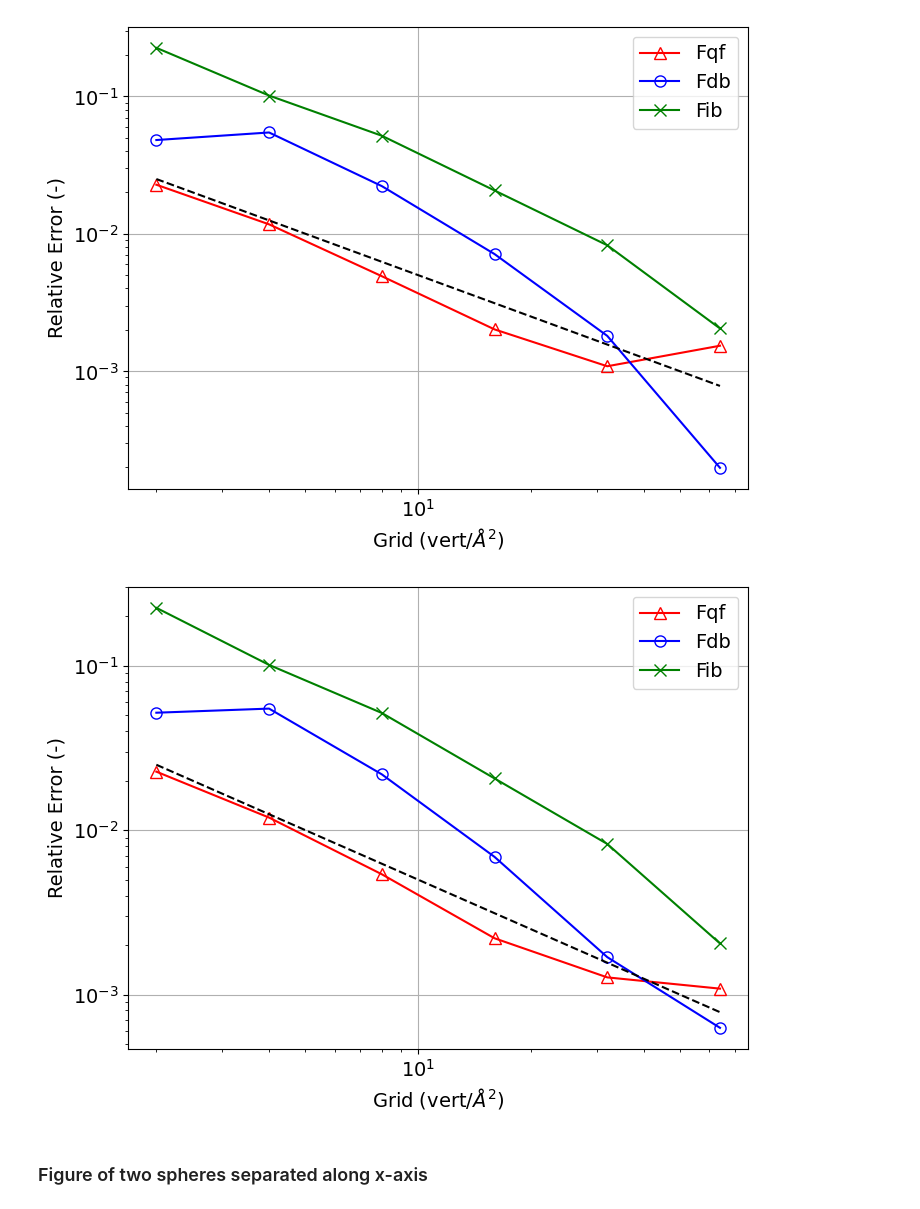
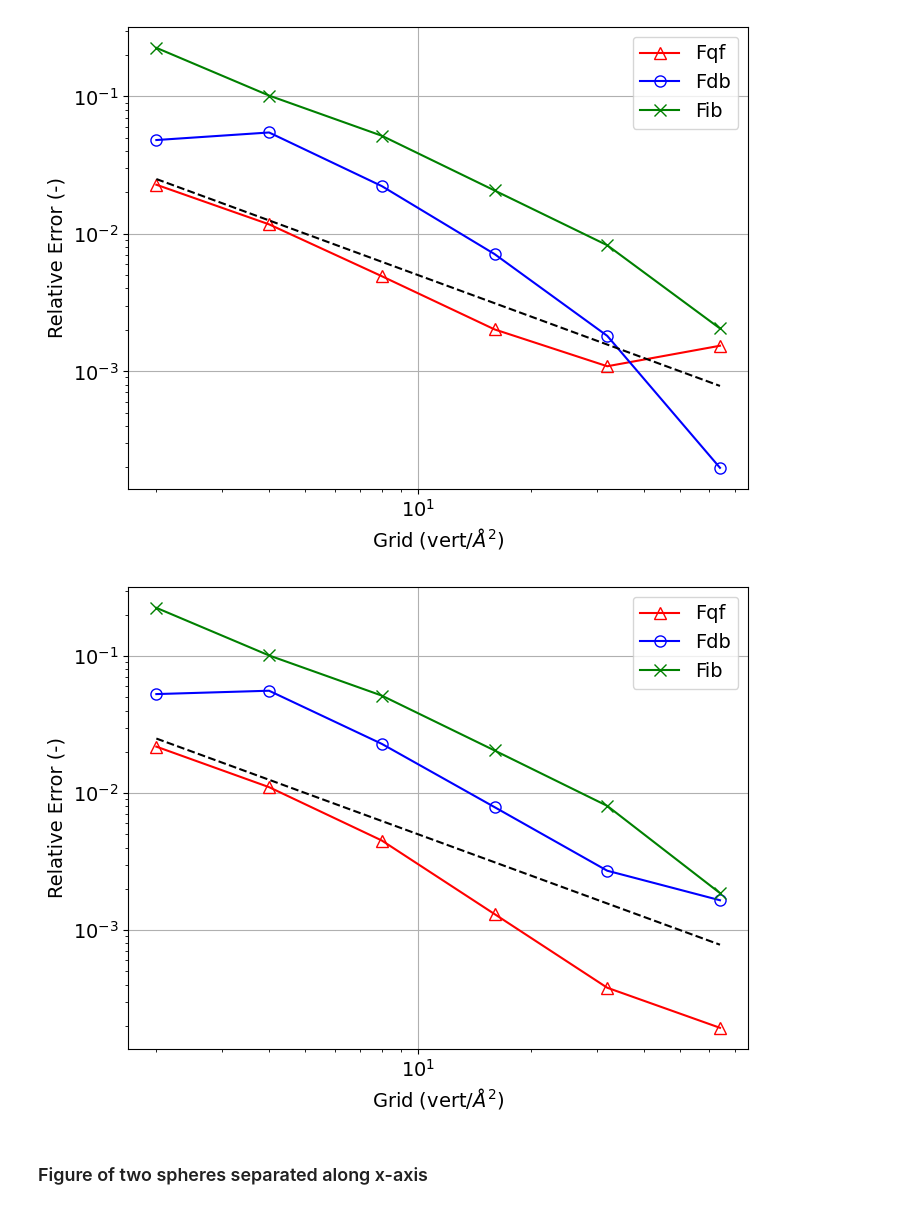
Before and after one commit to iaddison-smith/Apbs_force_simulations, a Jupyter notebook: force_plots.ipynb, the cells around one changed output. Saved outputs shown, nothing was run; the diff lists cells and outputs as text; code cells hidden in the pictures.

```diff
--- a/force_plots.ipynb
+++ b/force_plots.ipynb
@@ -230,32 +230,32 @@ plt.savefig(os.path.join('figures','Sphere_terms_grid_rel.png'),dpi=100,bbox_inc
 # %%
 # read results file
 def relative_value(x,term):
     if term=='Fqf':
-        return np.abs(x-2.693726)/2.693726
+        return np.abs(x-2.69132)/2.69132
     elif term=='Fdb':
-        return np.abs(x-0.847832)/0.847832
+        return np.abs(x-0.8487)/0.8487
     elif term=='Fib':
-        return np.abs(x-0.016133)/0.016133
+        return np.abs(x-0.01613)/0.01613
 
 force_terms = np.loadtxt(os.path.join('results_pbj','sphere_r1q2_forces_terms_to_latex_param.txt'),delimiter='&',skiprows=1)
 plt.figure(figsize=(8,6))
 plt.rc('axes', prop_cycle=custom_cycler)
 plt.plot(force_terms[:,0],relative_value(force_terms[:,1],'Fqf'),label='Fqf',marker='^',mfc='none')
 plt.plot(force_terms[:,0],relative_value(force_terms[:,3],'Fdb'),label='Fdb',marker='o',mfc='none')
 plt.plot(force_terms[:,0],relative_value(force_terms[:,4],'Fib'),label='Fib',marker='x',mfc='none')
 plt.plot(force_terms[:,0],0.5e-1*1/force_terms[:,0],ls='--',color='black')
 
 # added these three lines
 plt.legend(loc='best')
 plt.xticks([4,8,16,32,64])
 plt.xlabel('Grid (vert/$\AA ^2$)')
 plt.ylabel('Relative Error (-)')
 plt.yscale('log')
 plt.xscale('log')
 plt.grid()
 plt.savefig(os.path.join('figures','Sphere_terms_grid_rel_param.png'),dpi=100,bbox_inches='tight')
 # %% [output]
-[figure, old version]
+[figure, new version]
 # %% [markdown]
 ### Figure of two spheres separated along x-axis
 # %%
```
Also changed, not shown: 2 other files.
